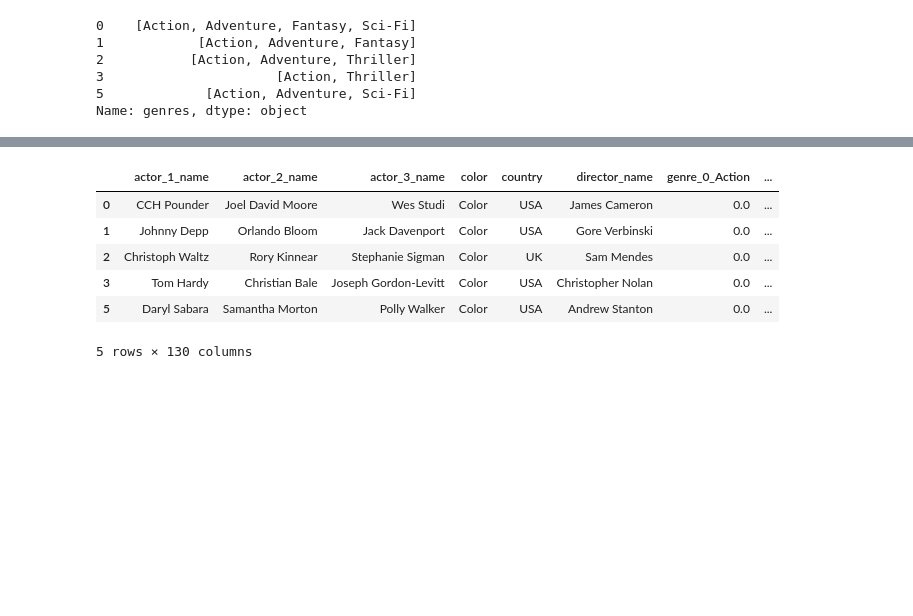
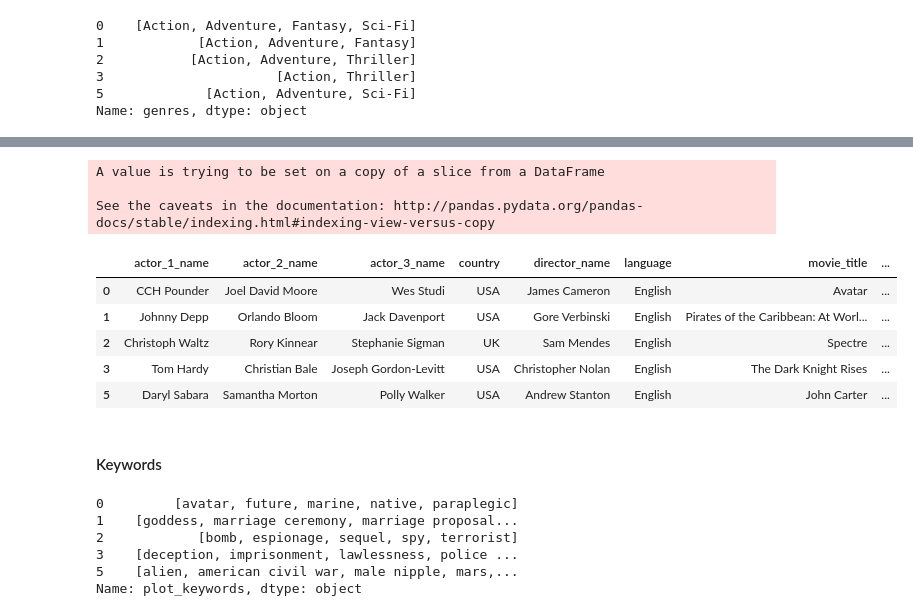
Before and after one commit to dcandrade/movie-data-mining, a Jupyter notebook: preprocessing/Preprocessing.ipynb, the cells around one changed output, grey strips where cells are left out. Cells and saved outputs as stored; diff of their text form; code cells hidden in the pictures; blank space fills up the shorter version.

```diff
--- a/preprocessing/Preprocessing.ipynb
+++ b/preprocessing/Preprocessing.ipynb
@@ -156,8 +175,10 @@ genres.head()
 5             [Action, Adventure, Sci-Fi]
 Name: genres, dtype: object
 # %%
+# Quebrando o array em colunas
 genres = genres.apply(pd.Series)
 genres.rename(lambda x: 'genre_{}'.format(x), axis='columns', inplace=True)
+genres = genres.astype(str) # as que não tem valor ficam como nan
 genres.head()
 # %% [output]
 |  | genre_0 | genre_1 | genre_2 | genre_3 | genre_4 | genre_5 | genre_6 | genre_7 |
@@ -169,5 +189,0 @@ genres.head()
-# %%
-# Convertendo para binário
-genres = pd.get_dummies(genres)
-genres_labels = genres.columns
-genres.head()
@@ -182,14 +190,36 @@ genres.head()
+# %%
+#Convertendo as categorias para inteiros
+all_genres = set()
+genres.applymap(lambda x: all_genres.add(x))
+genre_encoder = LabelEncoder()
+genre_encoder.fit(list(all_genres))
+genres = genres.apply(genre_encoder.transform)
+genres.head()
 # %%
-# Removendo a lista de gêneros e substituindo pelos dummies
+# Colocando de volta no Dataframe
 categorical_df.drop('genres', axis='columns', inplace=True)
-categorical_df = pd.concat([categorical_df, genres])
-categorical_df.loc[:, genres_labels] = categorical_df.loc[:, genres_labels].replace(np.nan, 0)
+categorical_df = categorical_df.join(genres)
 categorical_df.head()
 # %% [output]
+A value is trying to be set on a copy of a slice from a DataFrame
+
+See the caveats in the documentation: http://pandas.pydata.org/pandas-docs/stable/indexing.html#indexing-view-versus-copy
-|  | actor_1_name | actor_2_name | actor_3_name | color | country | director_name | genre_0_Action | ... |
-| 0 | CCH Pounder | Joel David Moore | Wes Studi | Color | USA | James Cameron | 0.0 | ... |
-| 1 | Johnny Depp | Orlando Bloom | Jack Davenport | Color | USA | Gore Verbinski | 0.0 | ... |
-| 2 | Christoph Waltz | Rory Kinnear | Stephanie Sigman | Color | UK | Sam Mendes | 0.0 | ... |
-| 3 | Tom Hardy | Christian Bale | Joseph Gordon-Levitt | Color | USA | Christopher Nolan | 0.0 | ... |
-| 5 | Daryl Sabara | Samantha Morton | Polly Walker | Color | USA | Andrew Stanton | 0.0 | ... |
+|  | actor_1_name | actor_2_name | actor_3_name | country | director_name | language | movie_title | ... |
+| 0 | CCH Pounder | Joel David Moore | Wes Studi | USA | James Cameron | English | Avatar | ... |
+| 1 | Johnny Depp | Orlando Bloom | Jack Davenport | USA | Gore Verbinski | English | Pirates of the Caribbean: At Worl... | ... |
+| 2 | Christoph Waltz | Rory Kinnear | Stephanie Sigman | UK | Sam Mendes | English | Spectre | ... |
+| 3 | Tom Hardy | Christian Bale | Joseph Gordon-Levitt | USA | Christopher Nolan | English | The Dark Knight Rises | ... |
+| 5 | Daryl Sabara | Samantha Morton | Polly Walker | USA | Andrew Stanton | English | John Carter | ... |
-5 rows × 130 columns
+# %% [markdown]
+#### Keywords
+# %%
+# Processando keywords
+keywords = categorical_df.plot_keywords.apply(lambda x: x.split('|') if type(x) is str else 'None')
+keywords.head()
+# %% [output]
+0         [avatar, future, marine, native, paraplegic]
+1    [goddess, marriage ceremony, marriage proposal...
+2            [bomb, espionage, sequel, spy, terrorist]
+3    [deception, imprisonment, lawlessness, police ...
+5    [alien, american civil war, male nipple, mars,...
+Name: plot_keywords, dtype: object
```
Also changed, not shown: parts of 11 cells of this notebook.
